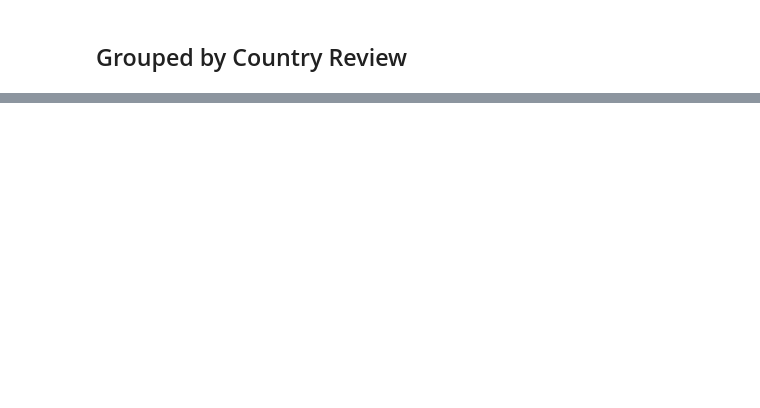
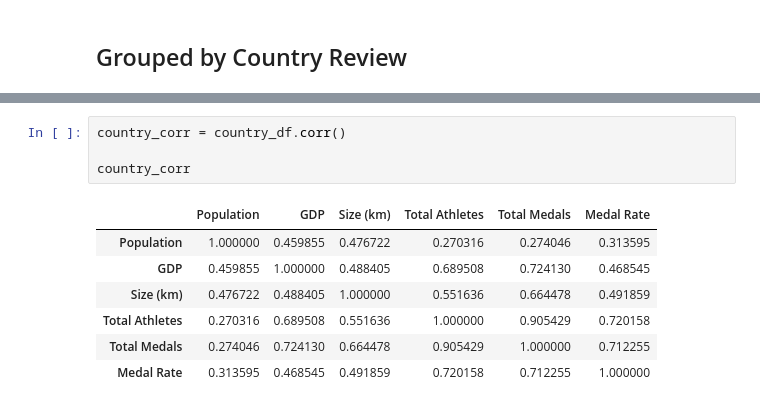
Before and after one commit to sak0213/perfect-10-group-project, a Jupyter notebook: country_df.ipynb, the cells around one changed output, grey strips where cells are left out. Drawn from its saved outputs; the diff is of its cells as text; blank space fills up the shorter version.

```diff
--- a/country_df.ipynb
+++ b/country_df.ipynb
@@ -160,0 +161,12 @@ country_df
+# %%
+country_corr = country_df.corr()
+
+country_corr
+# %% [output]
+|  | Population | GDP | Size (km) | Total Athletes | Total Medals | Medal Rate |
+| Population | 1.000000 | 0.459855 | 0.476722 | 0.270316 | 0.274046 | 0.313595 |
+| GDP | 0.459855 | 1.000000 | 0.488405 | 0.689508 | 0.724130 | 0.468545 |
+| Size (km) | 0.476722 | 0.488405 | 1.000000 | 0.551636 | 0.664478 | 0.491859 |
+| Total Athletes | 0.270316 | 0.689508 | 0.551636 | 1.000000 | 0.905429 | 0.720158 |
+| Total Medals | 0.274046 | 0.724130 | 0.664478 | 0.905429 | 1.000000 | 0.712255 |
+| Medal Rate | 0.313595 | 0.468545 | 0.491859 | 0.720158 | 0.712255 | 1.000000 |
```
Also changed, not shown: parts of 9 cells of this notebook, 2 other files.
